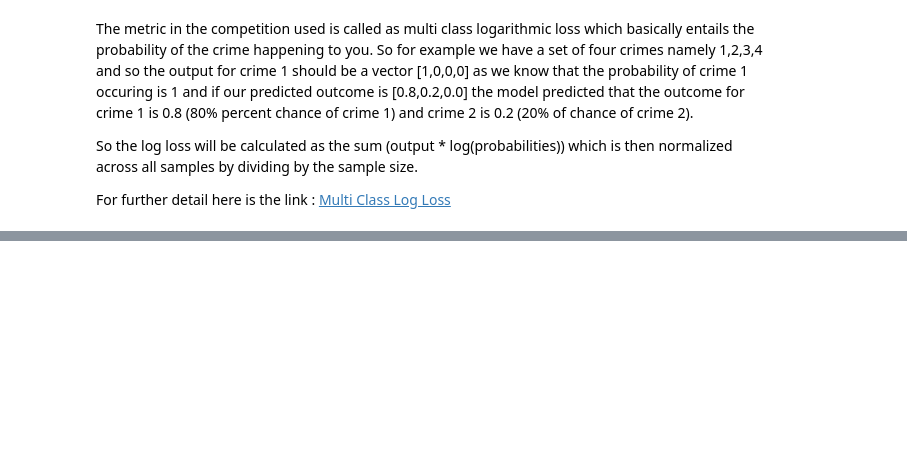
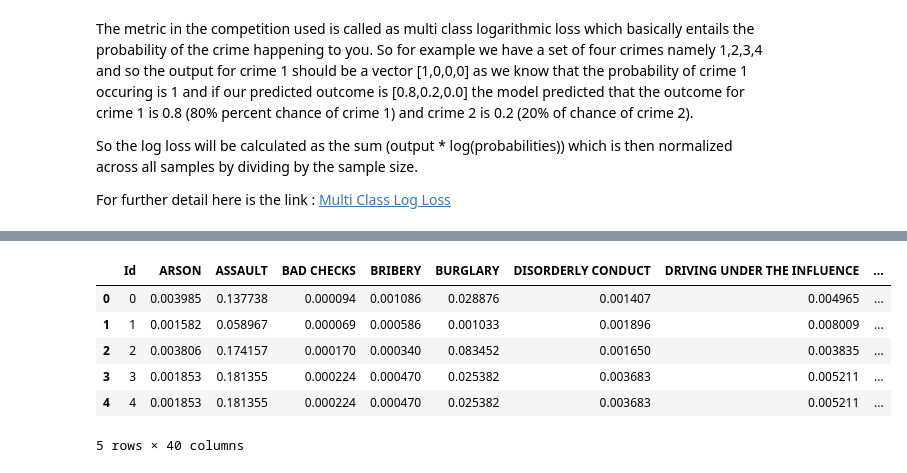
Before and after one commit to ankur26/SFCrimePrediction, a Jupyter notebook: notebooks/02_model_creation.ipynb, the cells around one changed output, grey strips where cells are left out. Saved outputs shown, nothing was run; the diff lists cells and outputs as text; code cells hidden in the pictures; blank space fills up the shorter version.

```diff
--- a/notebooks/02_model_creation.ipynb
+++ b/notebooks/02_model_creation.ipynb
@@ -67,0 +58,4 @@ For further detail here is the link : <a href="https://www.kaggle.com/wiki/Multi
+# %%
+classifier.fit(Pool(data=X_train,label=y_train,cat_features=cat_features),
+              eval_set=Pool(data=X_test,label=y_test,cat_features=cat_features),use_best_model=True,
+              verbose=200)
@@ -67,0 +77,20 @@ For further detail here is the link : <a href="https://www.kaggle.com/wiki/Multi
+# %%
+'''
+Making a competition submission to see whether this model
+could be a good stopping point or not
+'''
+test_id = pd.read_csv("/root/SFCrimePrediction/data/raw/test.csv")["Id"]
+# %%
+predictions = pd.DataFrame(classifier.predict(test_data,prediction_type="Probability"),columns=classifier.classes_)
+# %%
+predictions = pd.concat([test_id,predictions],axis=1)
+# %%
+predictions.head()
+# %% [output]
+|  | Id | ARSON | ASSAULT | BAD CHECKS | BRIBERY | BURGLARY | DISORDERLY CONDUCT | DRIVING UNDER THE INFLUENCE | ... |
+| 0 | 0 | 0.003985 | 0.137738 | 0.000094 | 0.001086 | 0.028876 | 0.001407 | 0.004965 | ... |
+| 1 | 1 | 0.001582 | 0.058967 | 0.000069 | 0.000586 | 0.001033 | 0.001896 | 0.008009 | ... |
+| 2 | 2 | 0.003806 | 0.174157 | 0.000170 | 0.000340 | 0.083452 | 0.001650 | 0.003835 | ... |
+| 3 | 3 | 0.001853 | 0.181355 | 0.000224 | 0.000470 | 0.025382 | 0.003683 | 0.005211 | ... |
+| 4 | 4 | 0.001853 | 0.181355 | 0.000224 | 0.000470 | 0.025382 | 0.003683 | 0.005211 | ... |
+5 rows × 40 columns
```
Also changed, not shown: parts of 13 cells of this notebook, 7 other files.
